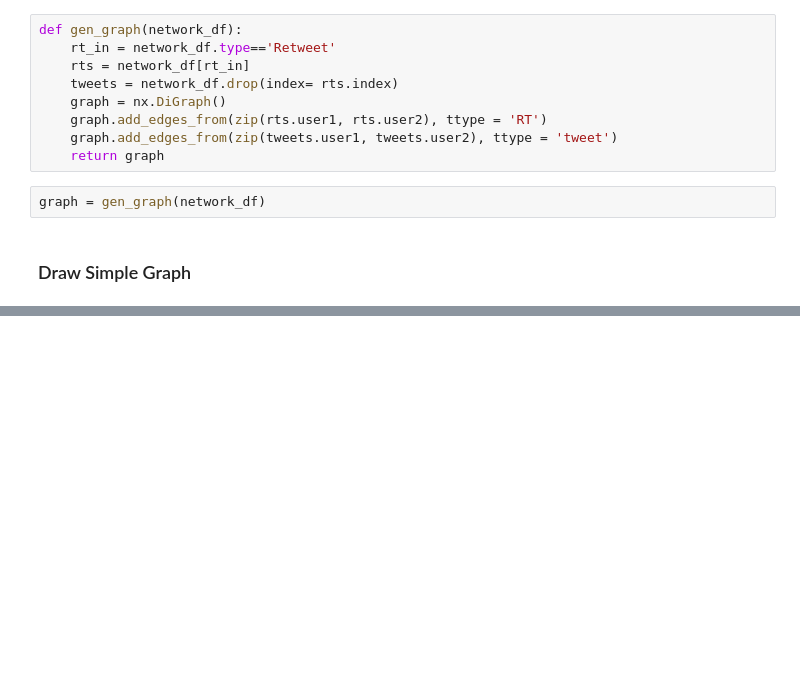
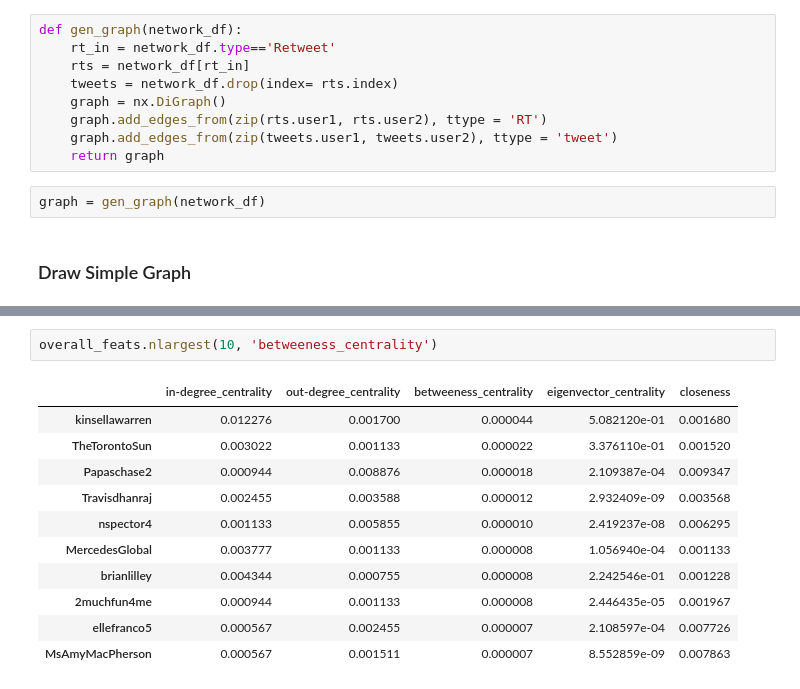
Before and after one commit to siraj101/canadian_election_twitter_analysis, a Jupyter notebook: code/Network Analysis.ipynb, the cells around one changed output, grey strips where cells are left out. Cells and saved outputs as stored; diff of their text form; blank space fills up the shorter version.

```diff
--- a/code/Network Analysis.ipynb
+++ b/code/Network Analysis.ipynb
@@ -184,0 +202,14 @@ plt.show()
+# %%
+overall_feats.nlargest(10, 'betweeness_centrality')
+# %% [output]
+|  | in-degree_centrality | out-degree_centrality | betweeness_centrality | eigenvector_centrality | closeness |
+| kinsellawarren | 0.012276 | 0.001700 | 0.000044 | 5.082120e-01 | 0.001680 |
+| TheTorontoSun | 0.003022 | 0.001133 | 0.000022 | 3.376110e-01 | 0.001520 |
+| Papaschase2 | 0.000944 | 0.008876 | 0.000018 | 2.109387e-04 | 0.009347 |
+| Travisdhanraj | 0.002455 | 0.003588 | 0.000012 | 2.932409e-09 | 0.003568 |
+| nspector4 | 0.001133 | 0.005855 | 0.000010 | 2.419237e-08 | 0.006295 |
+| MercedesGlobal | 0.003777 | 0.001133 | 0.000008 | 1.056940e-04 | 0.001133 |
+| brianlilley | 0.004344 | 0.000755 | 0.000008 | 2.242546e-01 | 0.001228 |
+| 2muchfun4me | 0.000944 | 0.001133 | 0.000008 | 2.446435e-05 | 0.001967 |
+| ellefranco5 | 0.000567 | 0.002455 | 0.000007 | 2.108597e-04 | 0.007726 |
+| MsAmyMacPherson | 0.000567 | 0.001511 | 0.000007 | 8.552859e-09 | 0.007863 |
```
Also changed, not shown: parts of 31 cells of this notebook, 2 other files.
